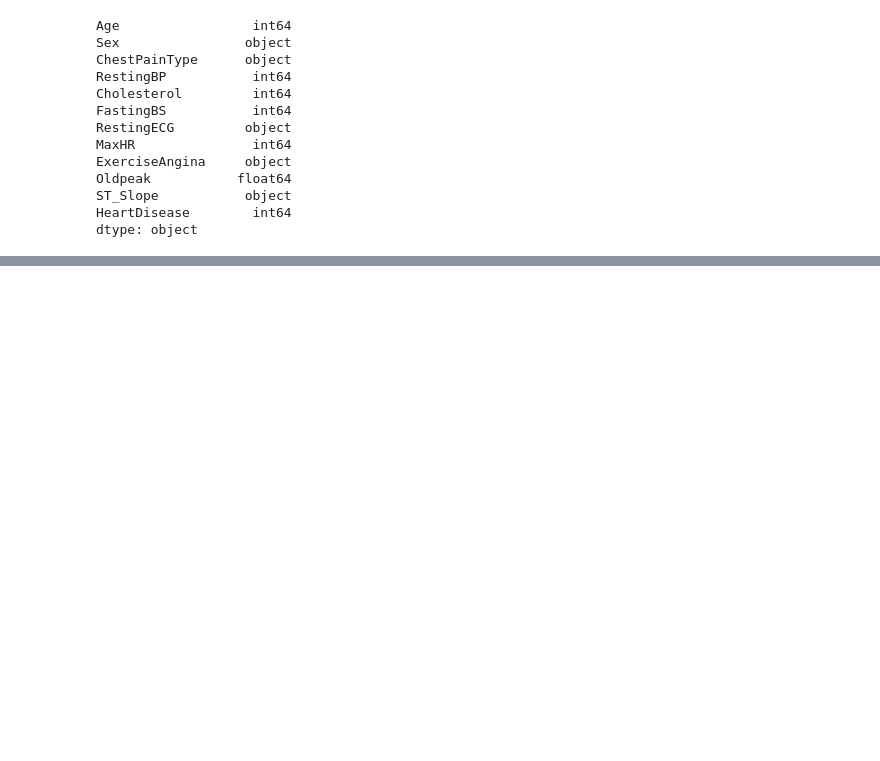
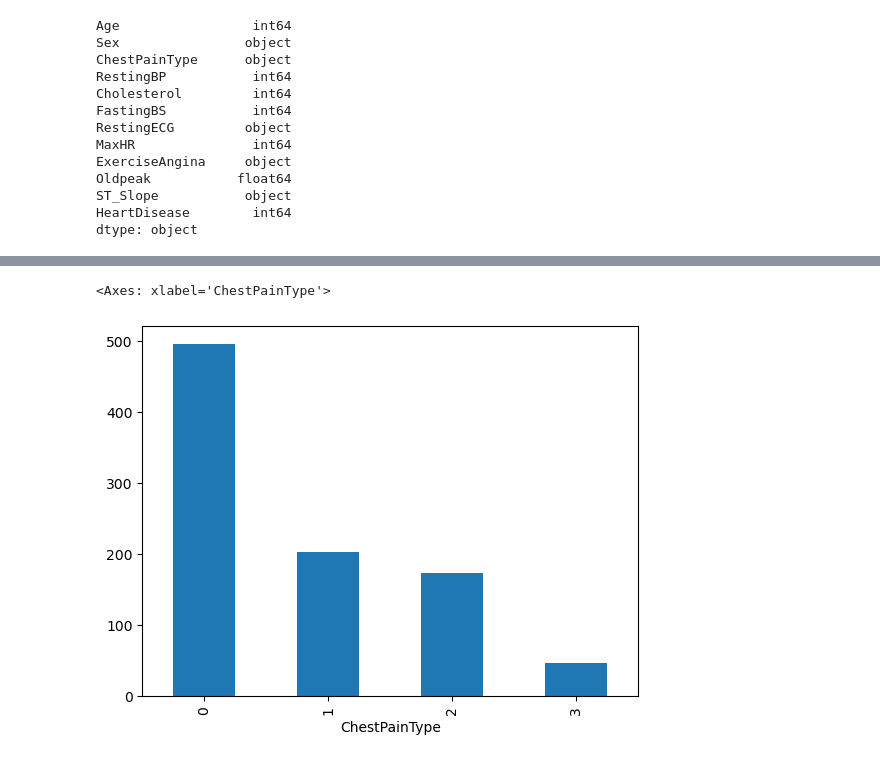
Before and after one commit to MaukanMir/Hear-Disease-Classification-Part-Two, a Jupyter notebook: training.ipynb, the cells around one changed output, grey strips where cells are left out. Saved outputs shown, nothing was run; the diff lists cells and outputs as text; code cells hidden in the pictures; blank space fills up the shorter version.

```diff
--- a/training.ipynb
+++ b/training.ipynb
@@ -195,0 +224,5 @@ df
+# %%
+df["ChestPainType"].value_counts().plot.bar()
+# %% [output]
+<Axes: xlabel='ChestPainType'>
+[figure, added]
```
Also changed, not shown: parts of 10 cells of this notebook.
